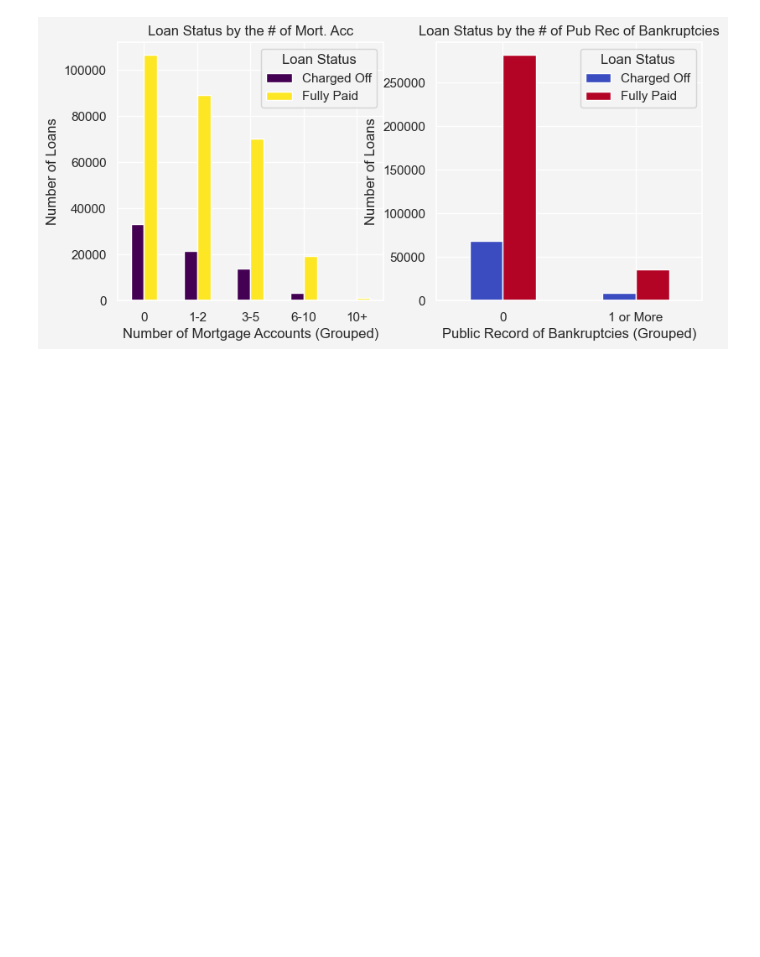
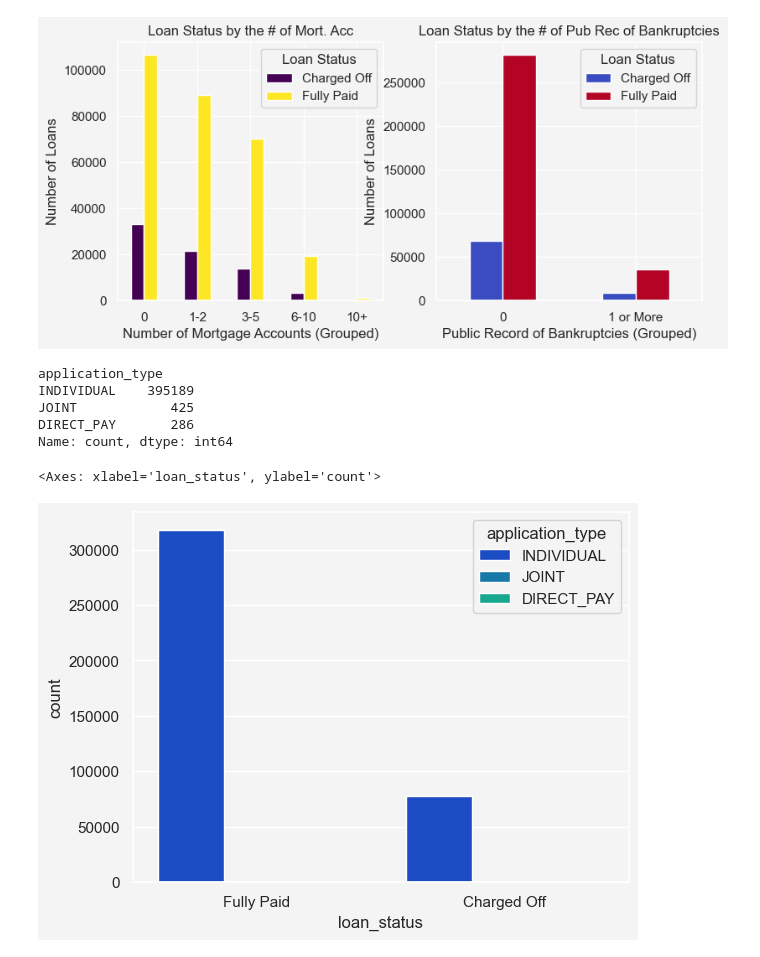
Before and after one commit to mrislambd/mrislambd.github.io, a Jupyter notebook: codepages/lendingclub/temp.ipynb, the cells around one changed output. Drawn from its saved outputs; the diff is of its cells as text; code cells hidden in the pictures; blank space fills up the shorter version.

```diff
--- a/codepages/lendingclub/temp.ipynb
+++ b/codepages/lendingclub/temp.ipynb
@@ -593,3 +593,19 @@ ax2.legend(title='Loan Status')
 plt.show()
 # %% [output]
 [figure]
+# %%
+loandata['application_type'].value_counts()
+# %% [output]
+application_type
+INDIVIDUAL    395189
+JOINT            425
+DIRECT_PAY       286
+Name: count, dtype: int64
+# %%
+sns.countplot(
+    x='loan_status', hue= 'application_type',
+    data=loandata, palette='winter'
+)
+# %% [output]
+<Axes: xlabel='loan_status', ylabel='count'>
+[figure, added]
```
Also changed, not shown: parts of 1 cell of this notebook, 40 other files.
